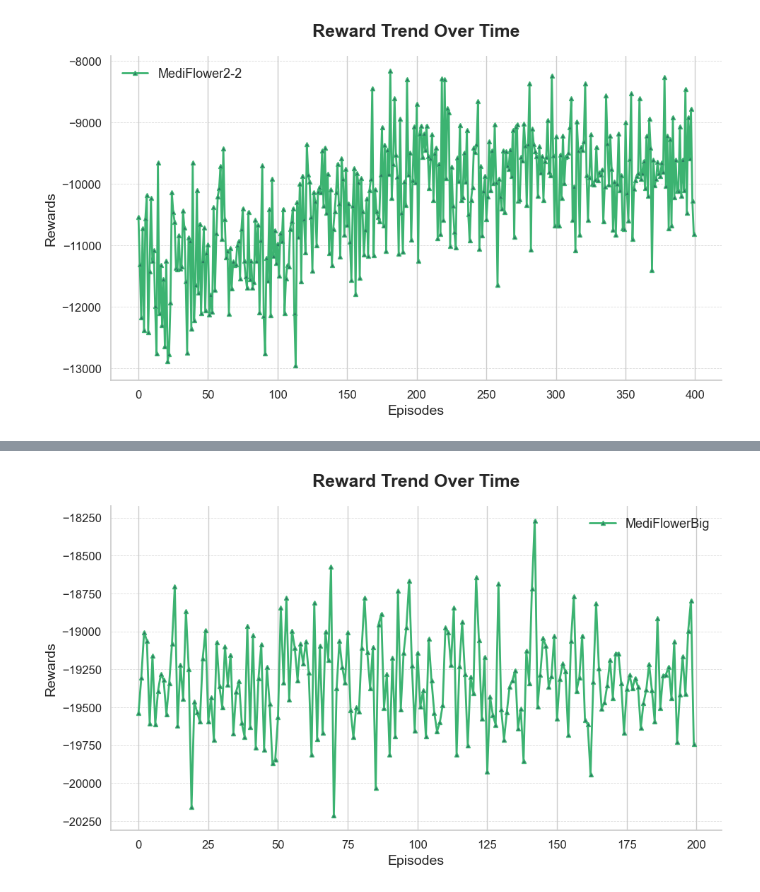
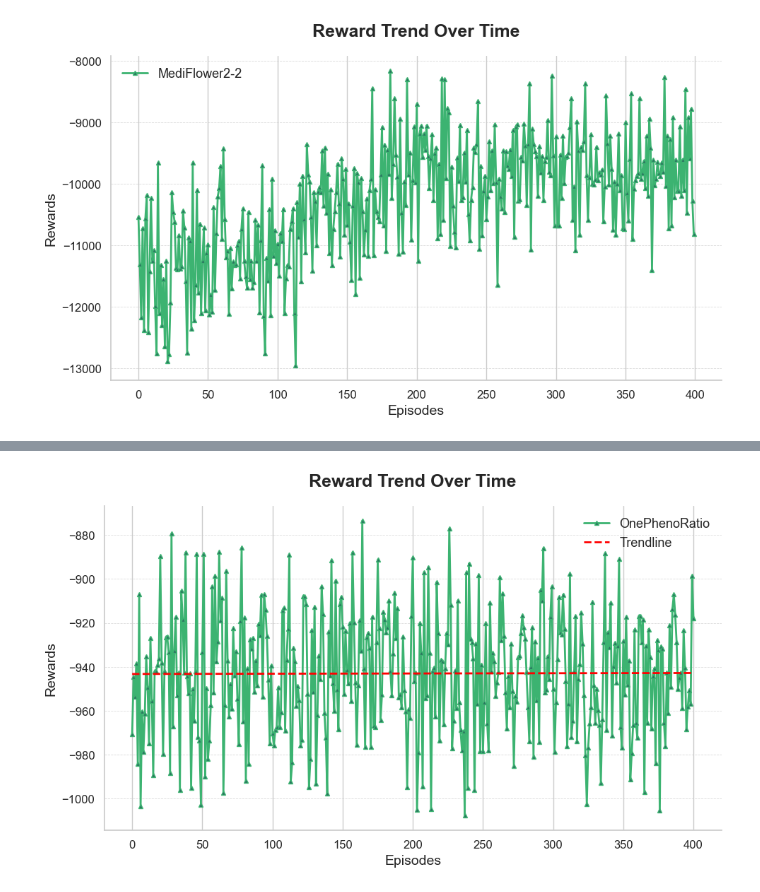
Before and after one commit to DoHyung08/geneProject, a Jupyter notebook: eval_res.ipynb, the cells around one changed output, grey strips where cells are left out. Cells and saved outputs as stored; diff of their text form; code cells hidden in the pictures.

```diff
--- a/eval_res.ipynb
+++ b/eval_res.ipynb
@@ -351,4 +351,5 @@ plotting("TwoDise",1000)
 # %%
+
 import csv
 import seaborn as sns
 import matplotlib.pyplot as plt
@@ -357,15 +358,22 @@ folderPath = 'result/TwoDise/'
 
 f1 = open(folderPath+'monitor1.csv','r',encoding='UTF8')
 f11 = open(folderPath+'monitor2.csv','r',encoding='UTF8')
-f111 = open(folderPath+'monitor.csv','r',encoding='UTF8')
+f111 = open(folderPath+'monitor3.csv','r',encoding='UTF8')
+f4 = open(folderPath+'monitor4.csv','r',encoding='UTF8')
+f5 = open(folderPath+'monitor.csv','r',encoding='UTF8')
 
 f = csv.reader(f1,delimiter=',')
 g = csv.reader(f11,delimiter=',')
 h = csv.reader(f111,delimiter=',')
+hh = csv.reader(f4, delimiter=',')
+hhh = csv.reader(f5, delimiter=',')
+
 for i in range(3):
     next(f1)
     next(f11)
     next(f111)
+    next(hh)
+    next(hhh)
 
 rewards_dise = []
 for row in f:
@@ -374,7 +382,12 @@ for row in g:
     rewards_dise.append(float(row[0]))
 for row in h:
     rewards_dise.append(float(row[0]))
+for row in hh:
+    rewards_dise.append(float(row[0]))
+for row in hhh:
+    rewards_dise.append(float(row[0]))
 
+print(len(rewards_dise))
 
 edited_rewards_dise = []
 for i in range(0,len(rewards_dise)-1000,1000):
@@ -562,9 +594,11 @@ plt.show()
 import csv
 import seaborn as sns
 import matplotlib.pyplot as plt
+from numpy.polynomial.polynomial import Polynomial
+import numpy as np
 
 #folderPath = "error/error-2/result - copy/MediFlower2/"
-folderPath = "result/MediFlowerBig/"
+folderPath = "result/OnePhenoRatio/"
 
 f1 = open(folderPath+'monitor1.csv','r',encoding='UTF8')
 f11 = open(folderPath+'monitor.csv','r',encoding='UTF8')
@@ -582,34 +616,45 @@ next(g)
 rewards_medi = []
 for row in f:
     rewards_medi.append(float(row[0]))
 for row in g:
     rewards_medi.append(float(row[0]))
 
 
 edited_rewards_medi = []
-for i in range(0,len(rewards_medi)-200,200):
-    edited_rewards_medi.append(sum(rewards_medi[i:i+200])/200)
+for i in range(0,len(rewards_medi)-100,100):
+    edited_rewards_medi.append(sum(rewards_medi[i:i+100])/100)
+
+
+
+# 추세선 계산 (1차 다항식 회귀)
+x = np.arange(len(edited_rewards_medi))
+y = np.array(edited_rewards_medi)
+coefficients = np.polyfit(x, y, 1)  # 1차 다항식
+trendline = np.polyval(coefficients, x)  # 추세선 값 계산
+
+
 
 
 
 sns.set(style="whitegrid", font_scale=1.2, rc={"lines.linewidth": 2})
 plt.figure(figsize=(10, 6))
-plt.plot(edited_rewards_medi, color="#3CB371", label='MediFlowerBig', linestyle='-', marker='^', markersize=4, markerfacecolor="#2B7260")
+plt.plot(edited_rewards_medi, color="#3CB371", label='OnePhenoRatio', linestyle='-', marker='^', markersize=4, markerfacecolor="#2B7260")
+plt.plot(x, trendline, color='red', linestyle='--', label='Trendline')  # 추세선 추가
 plt.title('Reward Trend Over Time', fontsize=18, fontweight='bold', pad=20)
 plt.xlabel('Episodes', fontsize=14)
 plt.ylabel('Rewards', fontsize=14)
 plt.xticks(fontsize=12)
 plt.yticks(fontsize=12)
 plt.grid(True, which='major', axis='y', linestyle='--', linewidth=0.6, alpha=0.7)
 plt.legend(loc='best', frameon=False, fontsize=13)
 sns.despine()
 
 # ax = plt.gca()
 # ax.axes.xaxis.set_visible(False)
 # ax.axes.yaxis.set_visible(False)
 
 plt.tight_layout()
 
 plt.show()
 # %% [output]
-[figure, old version]
+[figure, new version]
```
Also changed, not shown: parts of 9 cells of this notebook, 23 other files.
